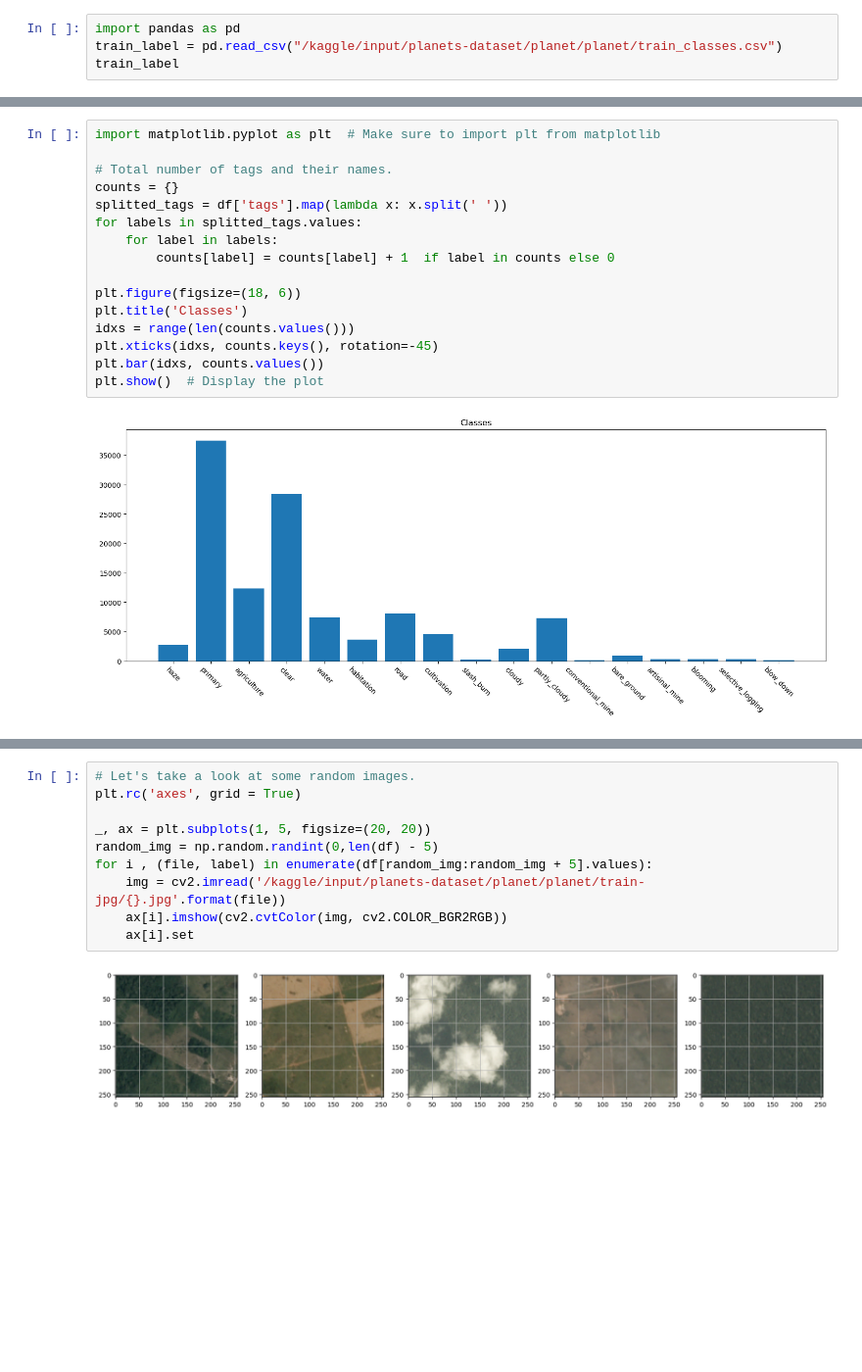
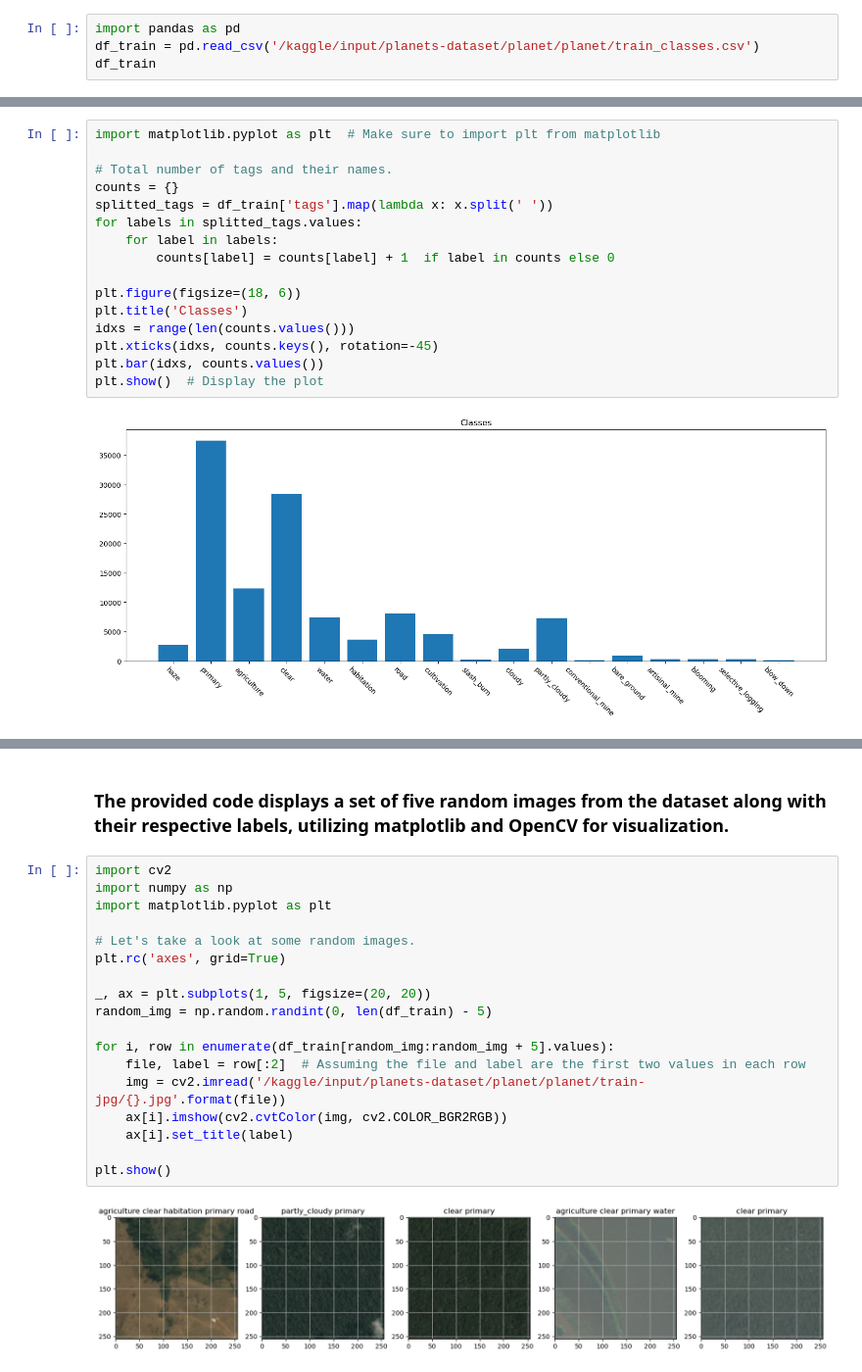
Before and after one commit to Isaac-Ndirangu-Muturi-749/Hamoye-Data-Science-Internship, a Jupyter notebook: amazon-neural-network-satellite-images.ipynb, the cells around one changed output, grey strips where cells are left out. Shown: that part at 98% size. Saved outputs shown, nothing was run; the diff lists cells and outputs as text; blank space fills up the shorter version.

Commit message:
Kaggle Notebook | Understanding the Amazon from Space | Version 8

```diff
--- a/amazon-neural-network-satellite-images.ipynb
+++ b/amazon-neural-network-satellite-images.ipynb
@@ -20,8 +26,8 @@ os.listdir(path)
 ['planet', 'test-jpg-additional']
 # %%
 import pandas as pd
-train_label = pd.read_csv("/kaggle/input/planets-dataset/planet/planet/train_classes.csv")
-train_label
+df_train = pd.read_csv('/kaggle/input/planets-dataset/planet/planet/train_classes.csv')
+df_train
 # %% [output]
 |  | image_name | tags |
 | 0 | train_0 | haze primary |
@@ -77,7 +49,7 @@ import matplotlib.pyplot as plt  # Make sure to import plt from matplotlib
 
 # Total number of tags and their names.
 counts = {}
-splitted_tags = df['tags'].map(lambda x: x.split(' '))
+splitted_tags = df_train['tags'].map(lambda x: x.split(' '))
 for labels in splitted_tags.values:
     for label in labels:
         counts[label] = counts[label] + 1  if label in counts else 0
@@ -93,12 +89,22 @@ plt.show()  # Display the plot
+# %% [markdown]
+### The provided code displays a set of five random images from the dataset along with their respective labels, utilizing matplotlib and OpenCV for visualization.
 # %%
+import cv2
+import numpy as np
+import matplotlib.pyplot as plt
+
 # Let's take a look at some random images.
-plt.rc('axes', grid = True)
+plt.rc('axes', grid=True)
 
 _, ax = plt.subplots(1, 5, figsize=(20, 20))
-random_img = np.random.randint(0,len(df) - 5)
-for i , (file, label) in enumerate(df[random_img:random_img + 5].values):
+random_img = np.random.randint(0, len(df_train) - 5)
+
+for i, row in enumerate(df_train[random_img:random_img + 5].values):
+    file, label = row[:2]  # Assuming the file and label are the first two values in each row
     img = cv2.imread('/kaggle/input/planets-dataset/planet/planet/train-jpg/{}.jpg'.format(file))
     ax[i].imshow(cv2.cvtColor(img, cv2.COLOR_BGR2RGB))
-    ax[i].set
+    ax[i].set_title(label)
+
+plt.show()
 # %% [output]
-[figure, old version]
+[figure, new version]
```
Also changed, not shown: parts of 31 cells of this notebook.
